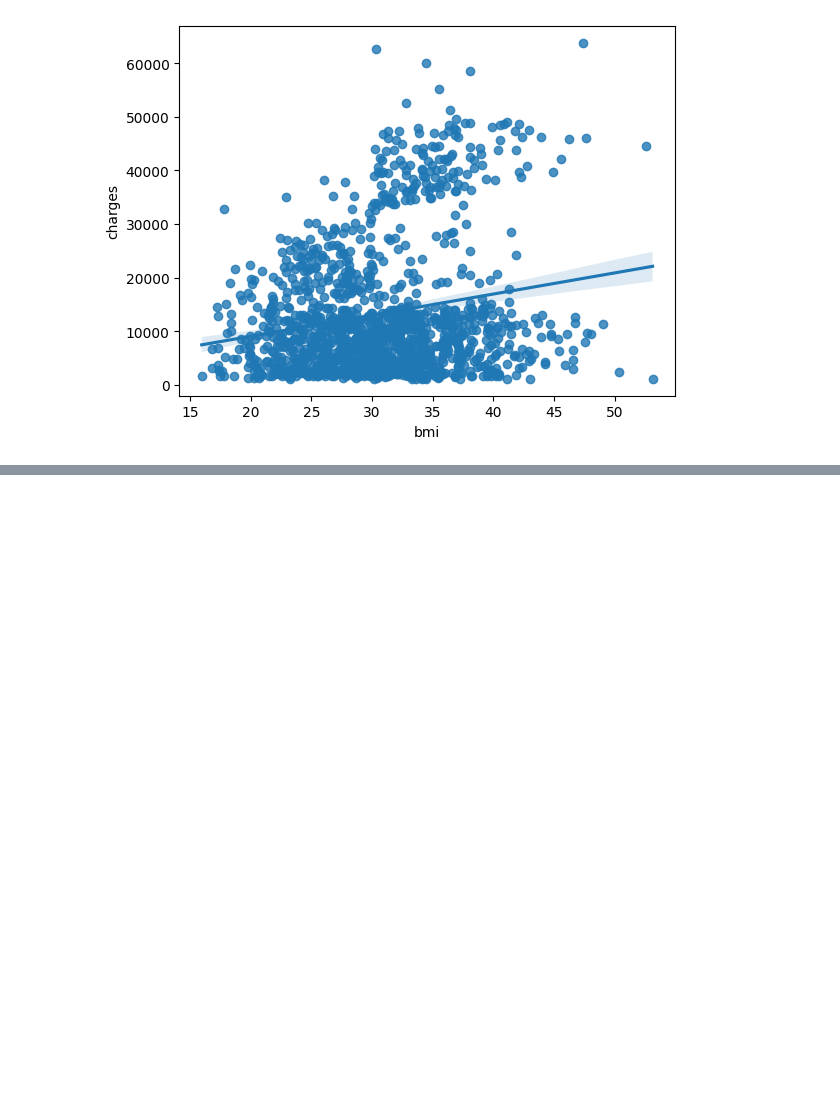
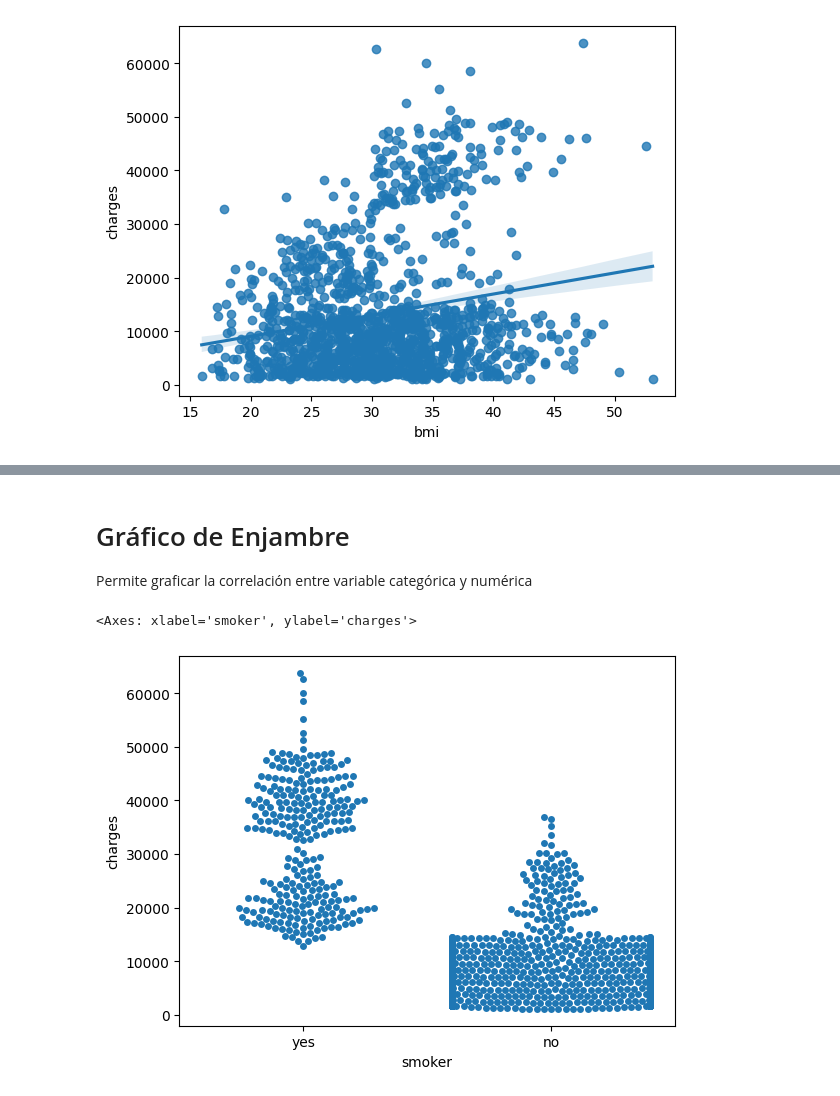
Before and after one commit to GTD2101-ACD-GA-AD23/05-seaborn-ricardo-qm, a Jupyter notebook: 04. ScatterPlots.ipynb, the cells around one changed output, grey strips where cells are left out. Saved outputs shown, nothing was run; the diff lists cells and outputs as text; code cells hidden in the pictures; blank space fills up the shorter version.

```diff
--- a/04. ScatterPlots.ipynb
+++ b/04. ScatterPlots.ipynb
@@ -44,0 +57,10 @@ sns.regplot(x=insurance_data['bmi'], y=insurance_data['charges'])
+# %% [markdown]
+# Gráfico de Enjambre
+
+Permite graficar la correlación entre variable categórica y numérica
+# %%
+sns.swarmplot(x=insurance_data['smoker'],
+              y=insurance_data['charges'])
+# %% [output]
+<Axes: xlabel='smoker', ylabel='charges'>
+[figure, added]
```
Also changed, not shown: parts of 3 cells of this notebook.
